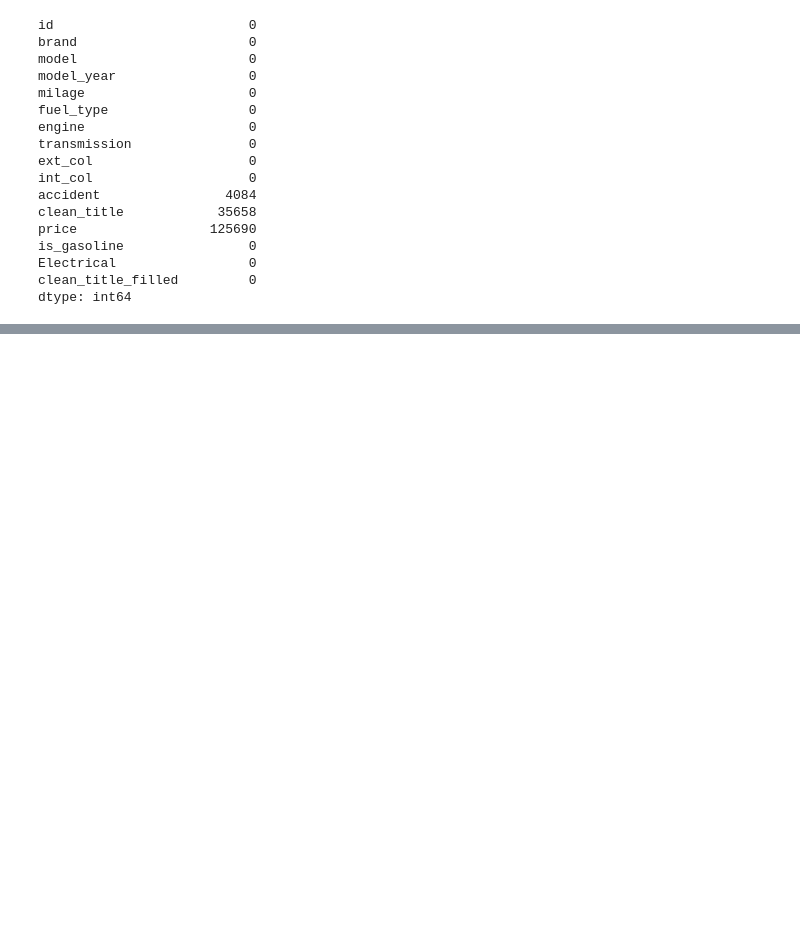
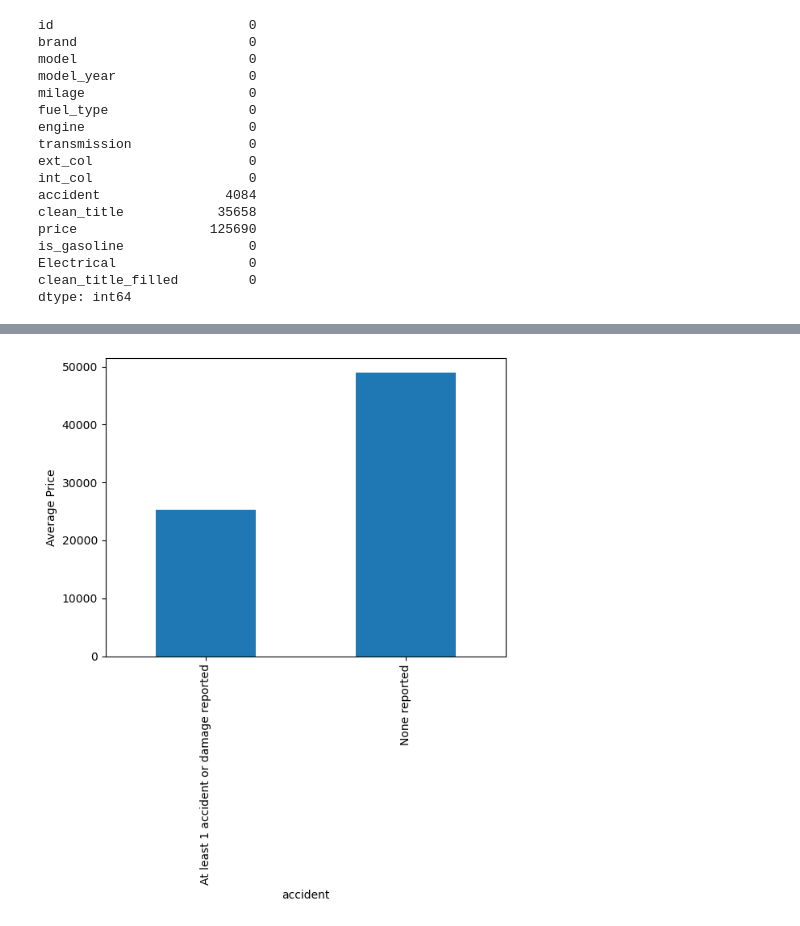
Before and after one commit to mkdsps/vezba_kaggle, a Jupyter notebook: prices.ipynb, the cells around one changed output, grey strips where cells are left out. Cells and saved outputs as stored; diff of their text form; code cells hidden in the pictures; blank space fills up the shorter version.

```diff
--- a/prices.ipynb
+++ b/prices.ipynb
@@ -255,0 +278,6 @@ data[data['price']==2954083.0]
+# %%
+data.groupby('accident')['price'].mean().sort_values().plot(kind='bar')
+plt.ylabel('Average Price')
+plt.show()
+# %% [output]
+[figure, added]
```
Also changed, not shown: parts of 17 cells of this notebook, 2 other files.
